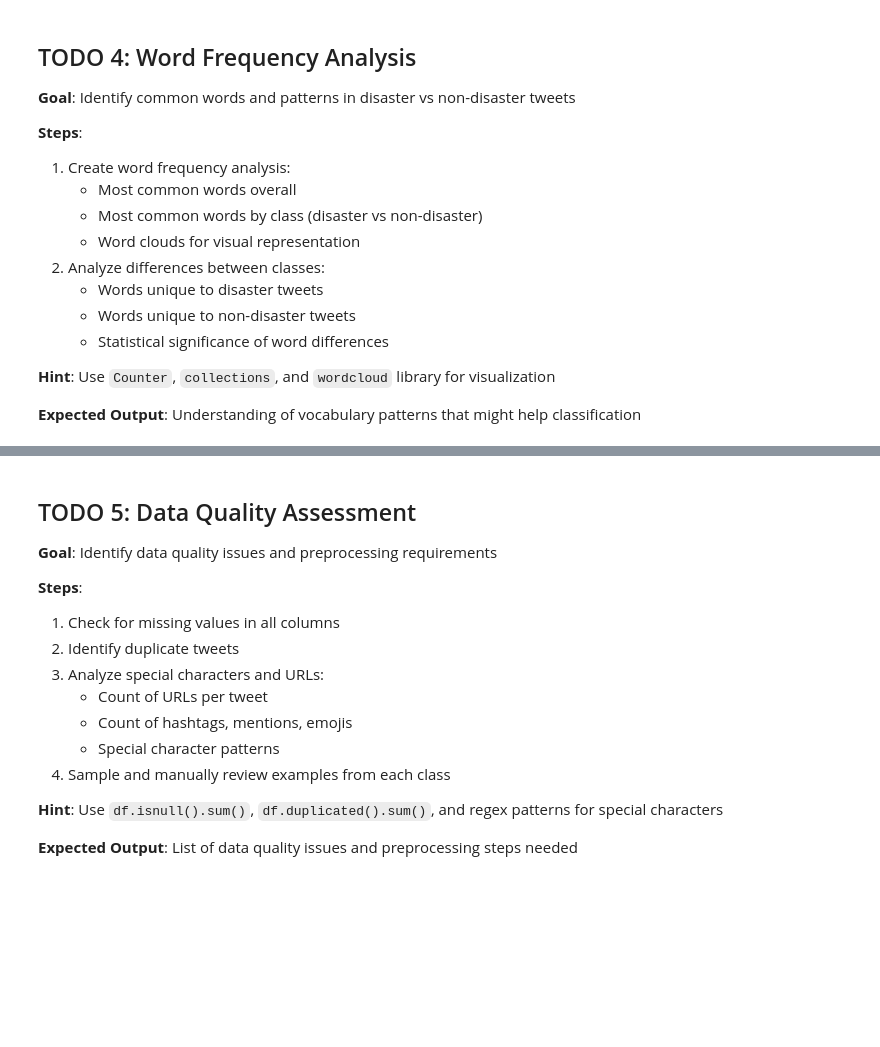
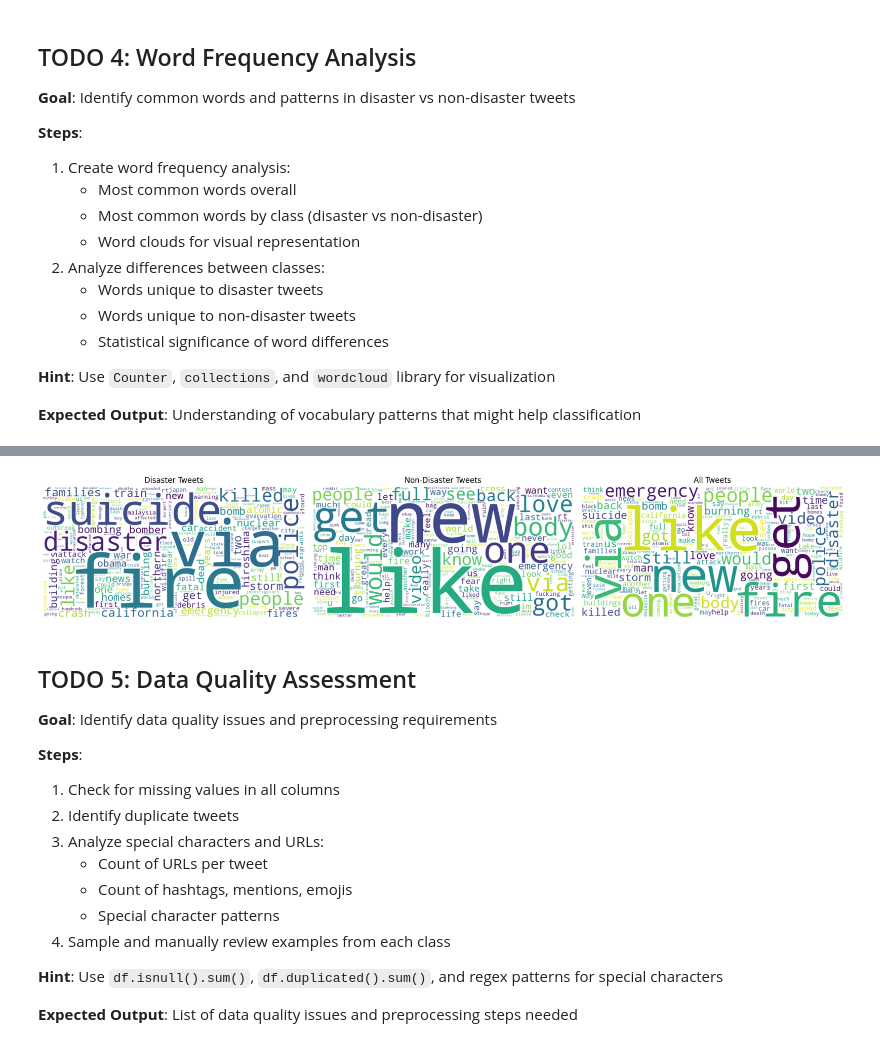
Before and after one commit to Tuminha/Predicting-Disaster-Tweets, a Jupyter notebook: notebooks/00_exploration.ipynb, the cells around one changed output, grey strips where cells are left out. Cells and saved outputs as stored; diff of their text form; code cells hidden in the pictures; blank space fills up the shorter version.

```diff
--- a/notebooks/00_exploration.ipynb
+++ b/notebooks/00_exploration.ipynb
@@ -112,0 +176,77 @@
+# %%
+# TODO 4: Word frequency analysis
+# Your implementation here. isalpha() is used to remove punctuation
+import nltk
+nltk.download('stopwords')
+from nltk.corpus import stopwords
+overall_common_words = Counter(word for word in df['text'].str.lower().str.split().explode() if word.isalpha())
+disaster_common_words = Counter(word for word in df[df['target'] == 1]['text'].str.lower().str.split().explode() if word.isalpha())
+non_disaster_common_words = Counter(word for word in df[df['target'] == 0]['text'].str.lower().str.split().explode() if word.isalpha())
+
+# Remove stopwords
+stop_words = set(stopwords.words('english'))
+overall_common_words = {word: count for word, count in overall_common_words.items() if word not in stop_words}
+disaster_common_words = {word: count for word, count in disaster_common_words.items() if word not in stop_words}
+non_disaster_common_words = {word: count for word, count in non_disaster_common_words.items() if word not in stop_words}
+
+print(sorted(overall_common_words.items(), key=lambda x: x[1], reverse=True)[:20])
+print(sorted(disaster_common_words.items(), key=lambda x: x[1], reverse=True)[:20])
+print(sorted(non_disaster_common_words.items(), key=lambda x: x[1], reverse=True)[:20])
+
+# Create word clouds
+from wordcloud import WordCloud
+
+# Create word clouds for each class
+
+# It's possible that some frequency dicts are empty, so protect against that
+if disaster_common_words:
+    wordcloud_disaster = WordCloud(width=800, height=400, background_color='white').generate_from_frequencies(disaster_common_words)
+else:
+    wordcloud_disaster = None
+
+if non_disaster_common_words:
+    wordcloud_non_disaster = WordCloud(width=800, height=400, background_color='white').generate_from_frequencies(non_disaster_common_words)
+else:
+    wordcloud_non_disaster = None
+
+if overall_common_words:
+    wordcloud_overall = WordCloud(width=800, height=400, background_color='white').generate_from_frequencies(overall_common_words)
+else:
+    wordcloud_overall = None
+
+# Display the word clouds
+plt.figure(figsize=(18, 6))
+
+# Disaster
+plt.subplot(1, 3, 1)
+if wordcloud_disaster:
+    plt.imshow(wordcloud_disaster, interpolation='bilinear')
+    plt.title("Disaster Tweets")
+    plt.axis("off")
+else:
+    plt.text(0.5, 0.5, "No words available", ha='center', va='center')
+    plt.axis("off")
+
+# Non-disaster
+plt.subplot(1, 3, 2)
+if wordcloud_non_disaster:
+    plt.imshow(wordcloud_non_disaster, interpolation='bilinear')
+    plt.title("Non-Disaster Tweets")
+    plt.axis("off")
+else:
+    plt.text(0.5, 0.5, "No words available", ha='center', va='center')
+    plt.axis("off")
+
+# Overall
+plt.subplot(1, 3, 3)
+if wordcloud_overall:
+    plt.imshow(wordcloud_overall, interpolation='bilinear')
+    plt.title("All Tweets")
+    plt.axis("off")
+else:
+    plt.text(0.5, 0.5, "No words available", ha='center', va='center')
+    plt.axis("off")
+
+plt.tight_layout()
+plt.show()
+# %% [output]
@@ -113,3 +259,4 @@
+[figure, added]
 # %% [markdown]
 ## TODO 5: Data Quality Assessment
 
```
Also changed, not shown: parts of 10 cells of this notebook, 8 other files.
